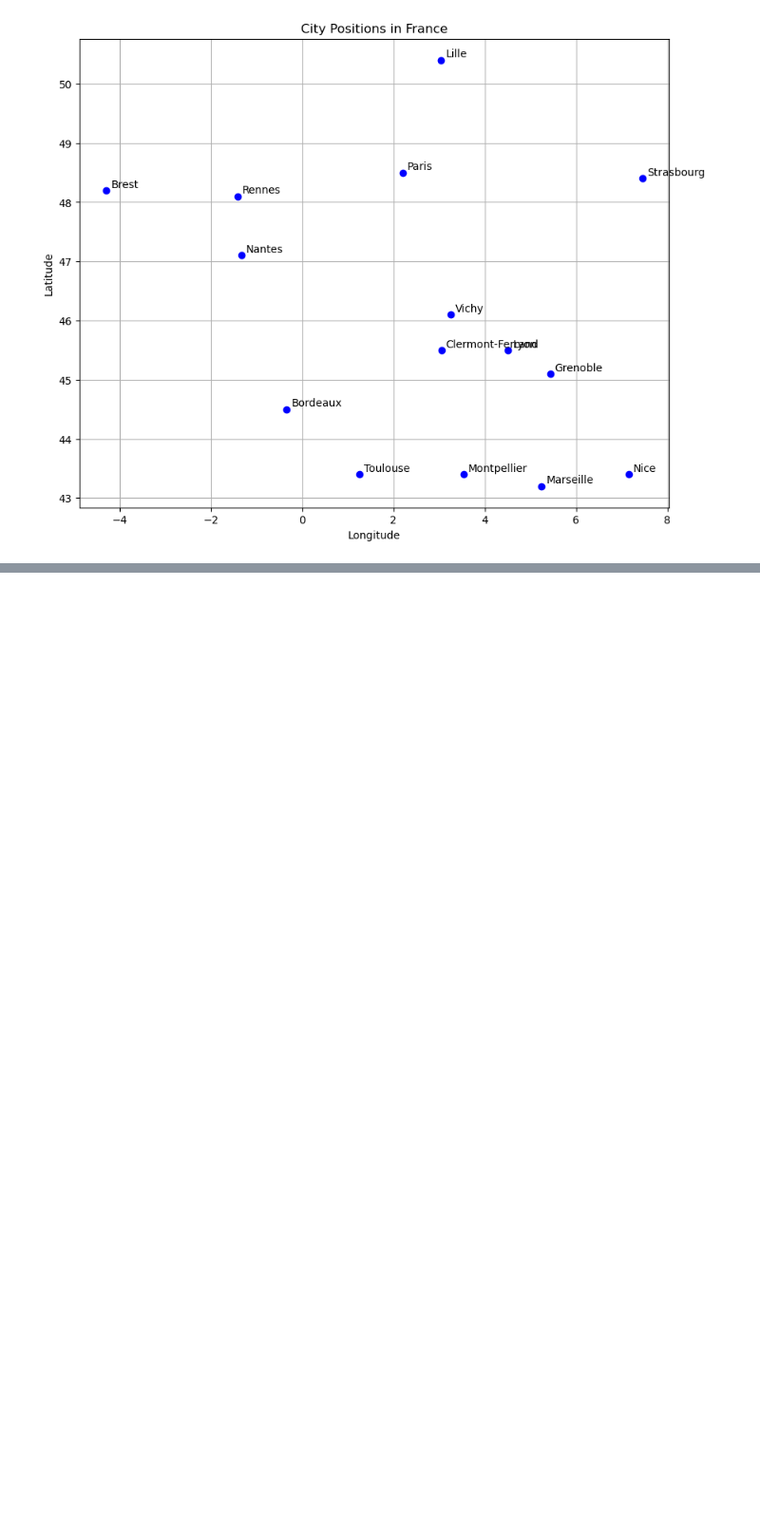
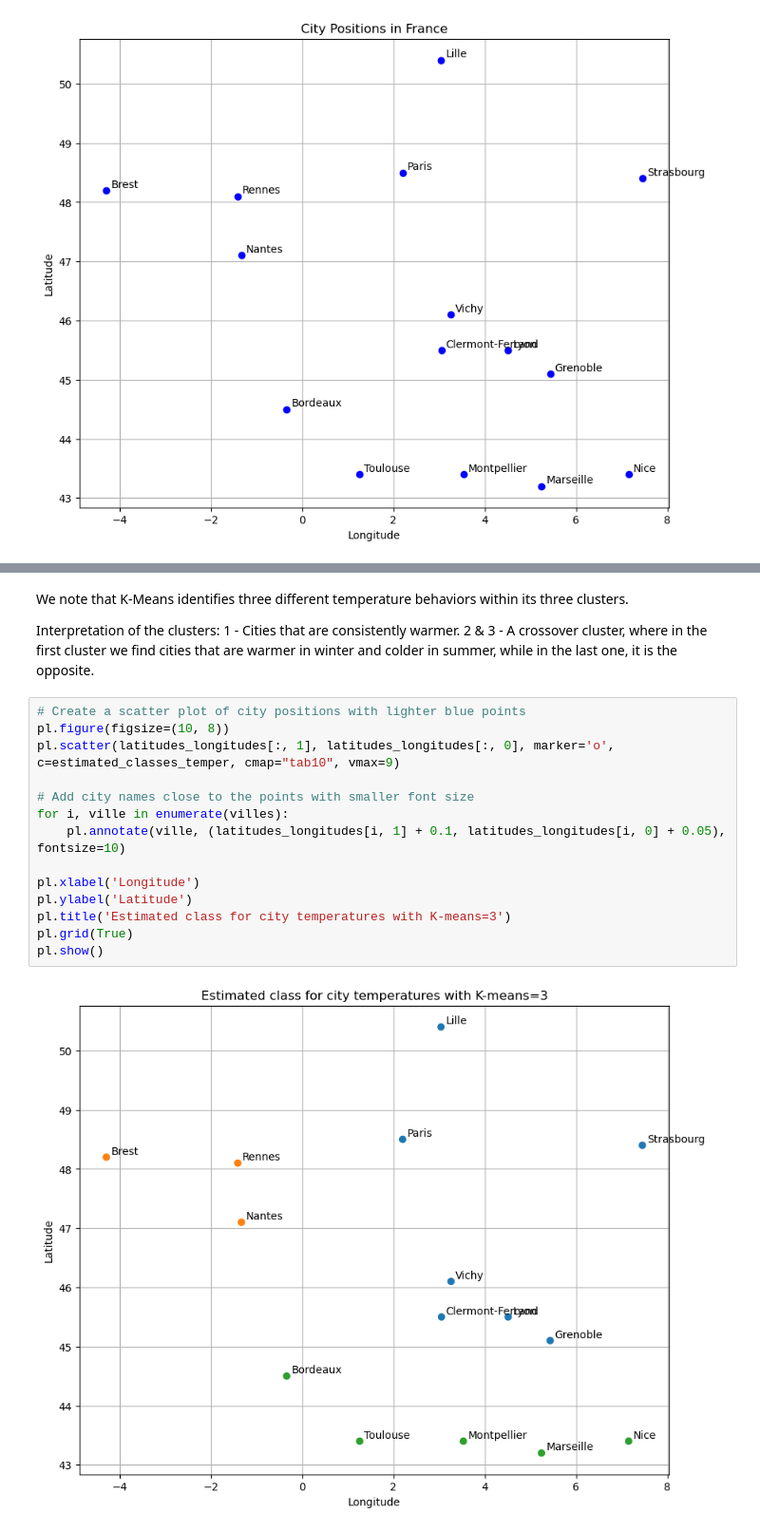
Before and after one commit to Nicolassaint/X-Intro_ML, a Jupyter notebook: code_report.ipynb, the cells around one changed output, grey strips where cells are left out. Shown at 95% size. Drawn from its saved outputs; the diff is of its cells as text; blank space fills up the shorter version.

```diff
--- a/code_report.ipynb
+++ b/code_report.ipynb
@@ -197,0 +191,22 @@ Estimated Classes for All Samples temper:
+# %% [markdown]
+We note that K-Means identifies three different temperature behaviors within its three clusters.
+
+Interpretation of the clusters:
+1 - Cities that are consistently warmer.
+2 & 3 - A crossover cluster, where in the first cluster we find cities that are warmer in winter and colder in summer, while in the last one, it is the opposite.
+# %%
+# Create a scatter plot of city positions with lighter blue points
+pl.figure(figsize=(10, 8))
+pl.scatter(latitudes_longitudes[:, 1], latitudes_longitudes[:, 0], marker='o', c=estimated_classes_temper, cmap="tab10", vmax=9)
+
+# Add city names close to the points with smaller font size
+for i, ville in enumerate(villes):
+    pl.annotate(ville, (latitudes_longitudes[i, 1] + 0.1, latitudes_longitudes[i, 0] + 0.05), fontsize=10)
+
+pl.xlabel('Longitude')
+pl.ylabel('Latitude')
+pl.title('Estimated class for city temperatures with K-means=3')
+pl.grid(True)
+pl.show()
+# %% [output]
+[figure, added]
```
Also changed, not shown: parts of 43 cells of this notebook.
